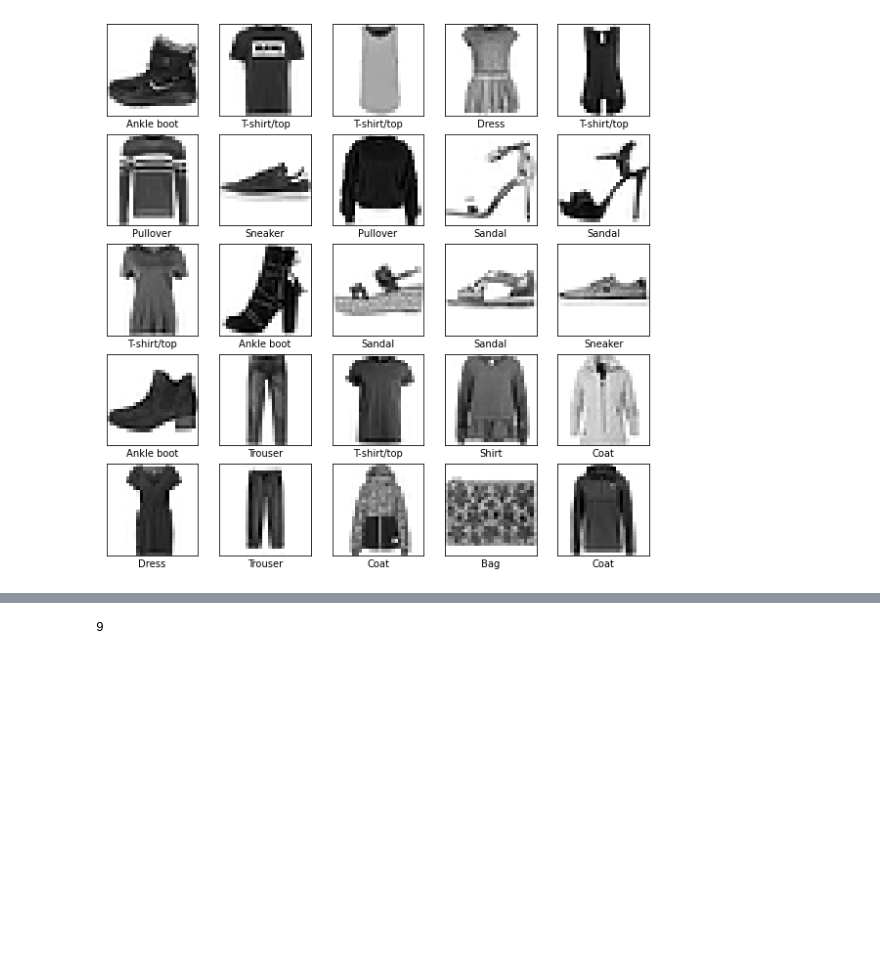
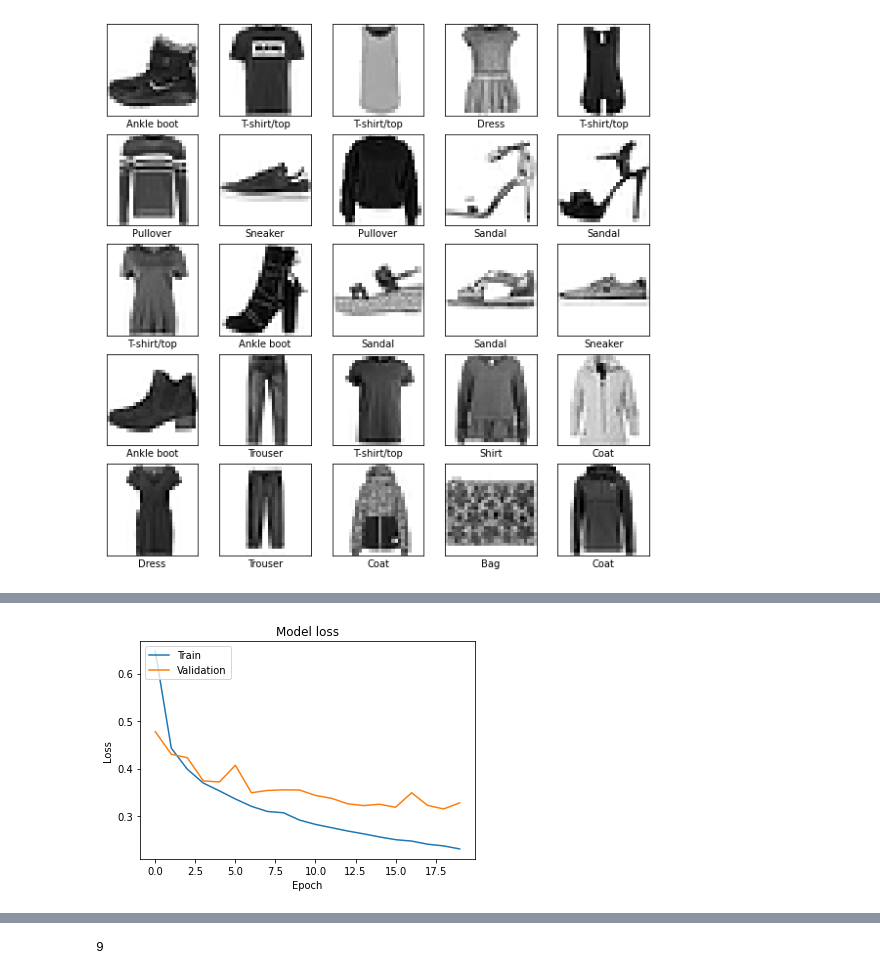
Before and after one commit to arlap/fashionMNIST_experiments, a Jupyter notebook: notebooks/1.0-lao-fashionMNIST.ipynb, the cells around one changed output, grey strips where cells are left out. Saved outputs shown, nothing was run; the diff lists cells and outputs as text; code cells hidden in the pictures; blank space fills up the shorter version.

```diff
--- a/notebooks/1.0-lao-fashionMNIST.ipynb
+++ b/notebooks/1.0-lao-fashionMNIST.ipynb
@@ -156,0 +232,4 @@ plt.show()
+# %%
+vis.plot_loss_graph(history_dense)
+# %% [output]
+[figure, added]
```
Also changed, not shown: parts of 35 cells of this notebook, 3 other files.
